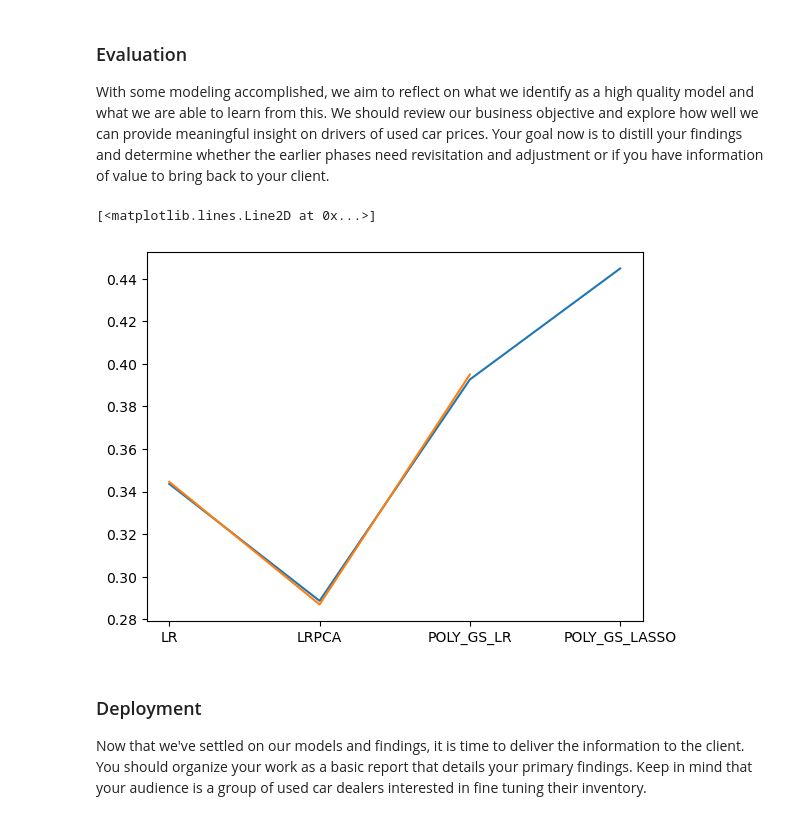
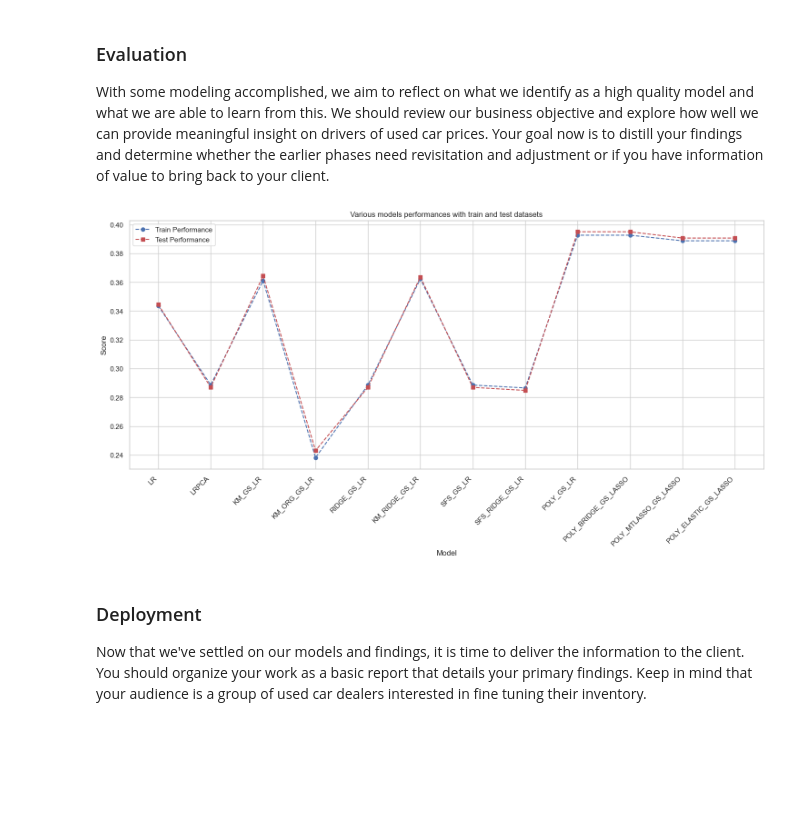
Before and after one commit to trguduru/car_price_prediction, a Jupyter notebook: prompt_II.ipynb, the cells around one changed output. Drawn from its saved outputs; the diff is of its cells as text; code cells hidden in the pictures; blank space fills up the shorter version.

Commit message:
added few more models

```diff
--- a/prompt_II.ipynb
+++ b/prompt_II.ipynb
@@ -785,20 +786,20 @@ Pipeline(steps=[('pFeat', PolynomialFeatures()),
 # %%
 # Polynomial feature selection with LogisticRegression
-from sklearn.linear_model import LogisticRegression
+from sklearn.linear_model import BayesianRidge
 pipeSeq = Pipeline([
     ('pFeat', PolynomialFeatures()),
-    ('logreg', LogisticRegression())
+    ('bReg', BayesianRidge())
 ])
 
 params_dict = {
     'pFeat__degree':[2]
 }
 grid = GridSearchCV(pipeSeq, param_grid=params_dict)
-grid.fit(X_train, y_train)
+grid.fit(X_pca, y_train)
 print(grid.best_estimator_)
 print(grid.best_score_)
 # predict the performance using GridSearch
-train_performance['POLY_GS_LASSO'] = grid.best_score_
-test_performance['POLY_GS_LASSO'] = r2_score(y_test,grid.predict(getTransformedXTest()))
+train_performance['POLY_BRIDGE_GS_LASSO'] = grid.best_score_
+test_performance['POLY_BRIDGE_GS_LASSO'] = r2_score(y_test,grid.predict(getTransformedXTest()))
 print(train_performance)
 print(test_performance)
@@ -804,0 +813,21 @@ print(test_performance)
+# %%
+# Polynomial feature selection with ElasticNet
+from sklearn.linear_model import ElasticNet
+pipeSeq = Pipeline([
+    ('pFeat', PolynomialFeatures()),
+    ('mtReg', ElasticNet())
+])
+
+params_dict = {
+    'pFeat__degree':[2],
+    'mtReg__alpha': [0.1, 1.0, 10.0]
+}
+grid = GridSearchCV(pipeSeq, param_grid=params_dict)
+grid.fit(X_pca, y_train)
+print(grid.best_estimator_)
+print(grid.best_score_)
+# predict the performance using GridSearch
+train_performance['POLY_ELASTIC_GS_LASSO'] = grid.best_score_
+test_performance['POLY_ELASTIC_GS_LASSO'] = r2_score(y_test,grid.predict(getTransformedXTest()))
+print(train_performance)
+print(test_performance)
@@ -806,9 +841,3 @@ print(test_performance)
 ### Evaluation
 
 With some modeling accomplished, we aim to reflect on what we identify as a high quality model and what we are able to learn from this.  We should review our business objective and explore how well we can provide meaningful insight on drivers of used car prices.  Your goal now is to distill your findings and determine whether the earlier phases need revisitation and adjustment or if you have information of value to bring back to your client.
-# %%
-plt.plot(train_performance.keys(), train_performance.values())
-plt.plot(test_performance.keys(),test_performance.values())
-# %% [output]
-[<matplotlib.lines.Line2D at 0x...>]
-[figure, removed]
@@ -819,3 +844,17 @@ px.line(x=test_performance.keys(),y=test_performance.values(),title="Performance
+# %%
+fig = plt.figure(figsize=(18,7))
+plt.title("Various models performances with train and test datasets")
+plt.plot(train_performance.keys(), train_performance.values(),label="Train Performance",linestyle='--', marker='o', color='b')
+plt.plot(test_performance.keys(),test_performance.values(),label="Test Performance",linestyle='--', marker='s', color='r')
+plt.legend()
+plt.xticks(rotation=45, ha='right')
+plt.xlabel("Model")
+plt.ylabel("Score")
+spacing = 0.100
+fig.subplots_adjust(bottom=spacing)
+plt.show()
+# %% [output]
+[figure, added]
 # %% [markdown]
 ### Deployment
 
```
Also changed, not shown: parts of 28 cells of this notebook.
